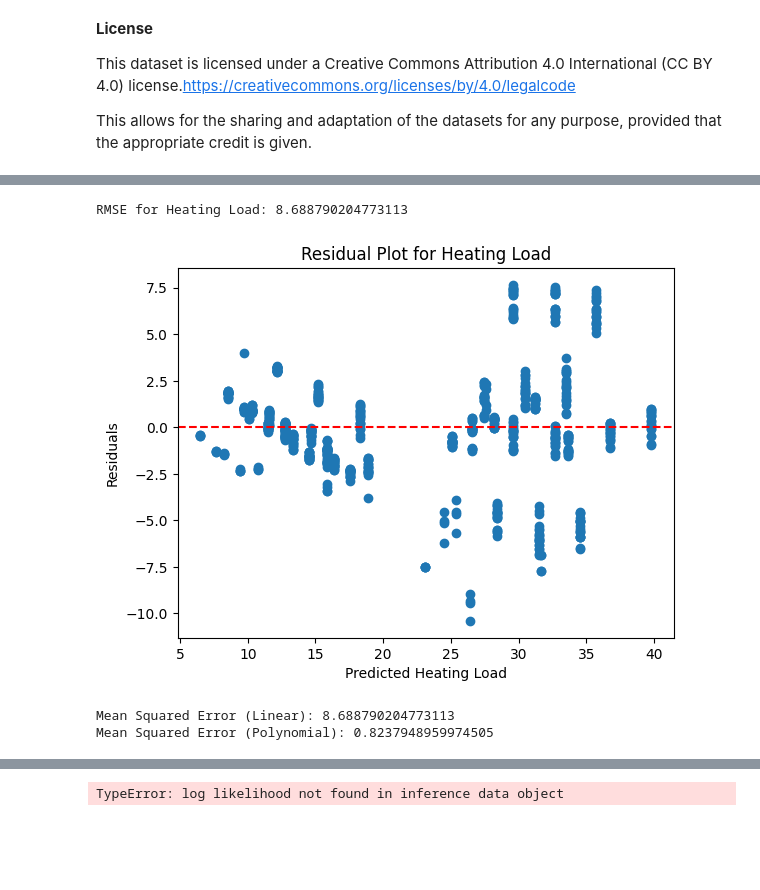
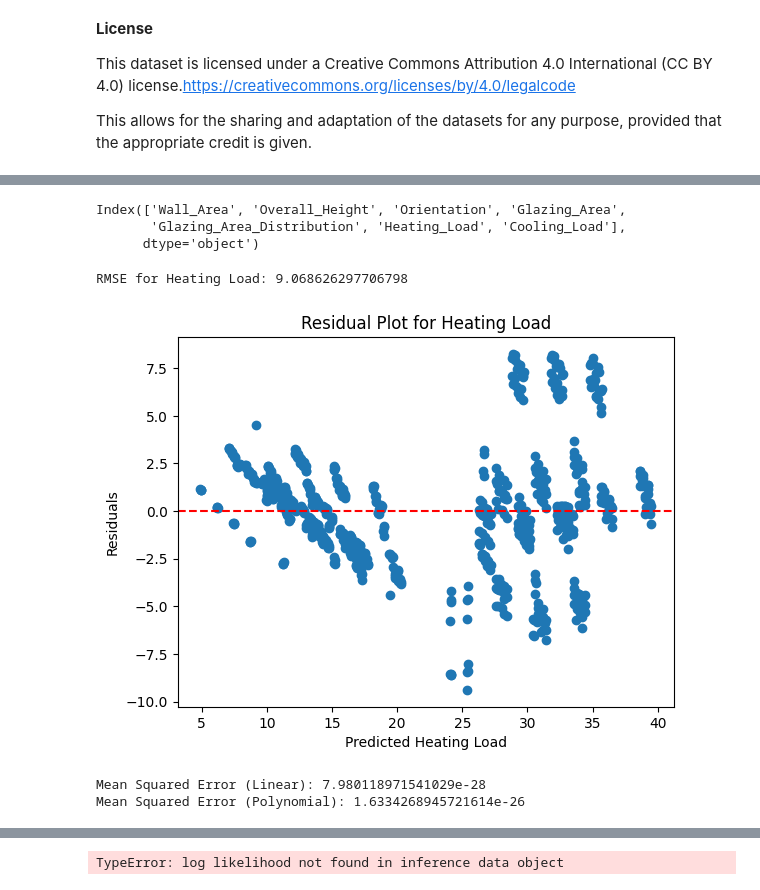
Before and after one commit to venkatanadikatla/pytorch, a Jupyter notebook: Hierarchical_Model_Energy_Efficient.ipynb, the cells around one changed output, grey strips where cells are left out. Drawn from its saved outputs; the diff is of its cells as text; code cells hidden in the pictures; blank space fills up the shorter version.

```diff
--- a/Hierarchical_Model_Energy_Efficient.ipynb
+++ b/Hierarchical_Model_Energy_Efficient.ipynb
@@ -120,32 +163,41 @@ Name: Cooling_Load, dtype: float64
+# %%
+df = df.drop(['Relative_Compactness','Roof_Area','Surface_Area'], axis=1)
+df.head()
+df.columns
+# %% [output]
+Index(['Wall_Area', 'Overall_Height', 'Orientation', 'Glazing_Area',
+       'Glazing_Area_Distribution', 'Heating_Load', 'Cooling_Load'],
+      dtype='object')
 # %%
 from sklearn.linear_model import LinearRegression
 import numpy as np
 
 # Define features and target for heating load
-X = df[['Relative_Compactness', 'Surface_Area', 'Wall_Area', 'Roof_Area', 'Overall_Height', 'Glazing_Area']]
+X = df[['Wall_Area', 'Overall_Height', 'Orientation', 'Glazing_Area',
+       'Glazing_Area_Distribution']]
 y_heating = df['Heating_Load']
 
 # Fit linear regression model
 lin_reg = LinearRegression()
 lin_reg.fit(X, y_heating)
 y_pred = lin_reg.predict(X)
 
 # Calculate residuals
 residuals = y_heating - y_pred
 # Optionally, calculate the RMSE
 rmse_log = mean_squared_error(y_heating, y_pred)
 print("RMSE for Heating Load:", rmse_log)
 
 # Plot residuals
 plt.scatter(y_pred, residuals)
 plt.axhline(y=0, color='r', linestyle='--')
 plt.title('Residual Plot for Heating Load')
 plt.xlabel('Predicted Heating Load')
 plt.ylabel('Residuals')
 plt.show()
 # %% [output]
-RMSE for Heating Load: 8.688790204773113
+RMSE for Heating Load: 9.068626297706798
-[figure, old version]
+[figure, new version]
 # %%
 from sklearn.preprocessing import PolynomialFeatures
 from sklearn.metrics import mean_squared_error
@@ -166,8 +218,8 @@ mse_poly = mean_squared_error(y_heating, y_pred_poly)
 print(f"Mean Squared Error (Linear): {mse_linear}")
 print(f"Mean Squared Error (Polynomial): {mse_poly}")
 # %% [output]
-Mean Squared Error (Linear): 8.688790204773113
-Mean Squared Error (Polynomial): 0.8237948959974505
+Mean Squared Error (Linear): 7.980118971541029e-28
+Mean Squared Error (Polynomial): 1.6334268945721614e-26
 # %%
 import pymc as pm
 import numpy as np
```
Also changed, not shown: parts of 9 cells of this notebook.
